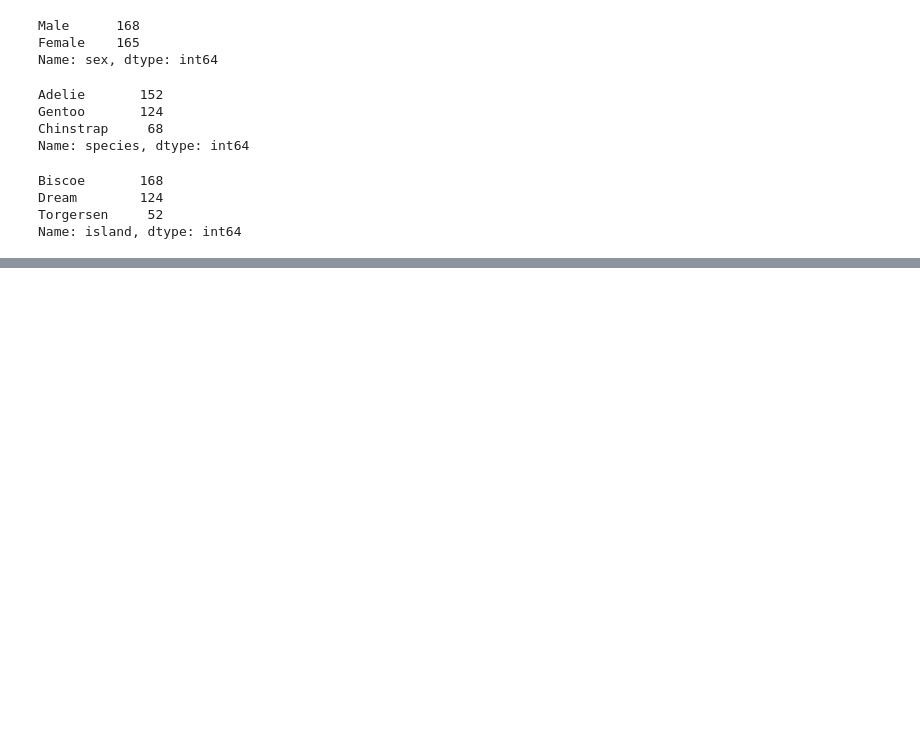
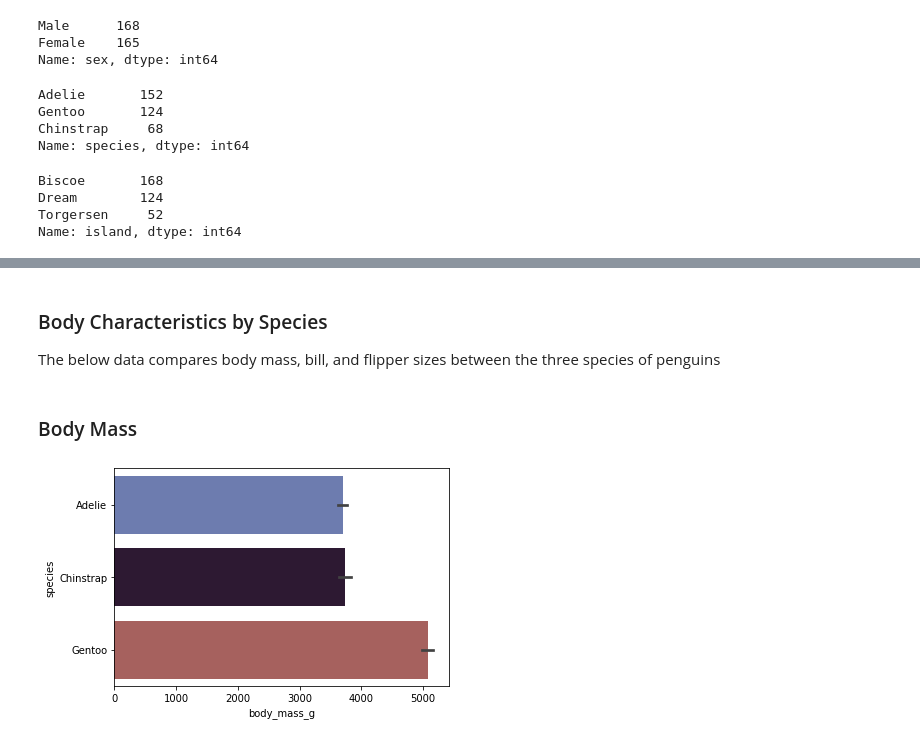
Before and after one commit to Mmarcos01/data-visualization, a Jupyter notebook: viz-a.ipynb, the cells around one changed output, grey strips where cells are left out. Drawn from its saved outputs; the diff is of its cells as text; code cells hidden in the pictures; blank space fills up the shorter version.

```diff
--- a/viz-a.ipynb
+++ b/viz-a.ipynb
@@ -105,0 +114,9 @@ plt.legend(bbox_to_anchor=(1.05, 1), loc=2, borderaxespad=0.)
+# %% [markdown]
+### Body Characteristics by Species
+The below data compares body mass, bill, and flipper sizes between the three species of penguins
+# %% [markdown]
+### Body Mass
+# %%
+sns.barplot(data=df, x='body_mass_g', y='species', palette='twilight');
+# %% [output]
+[figure, added]
```
Also changed, not shown: parts of 16 cells of this notebook.
